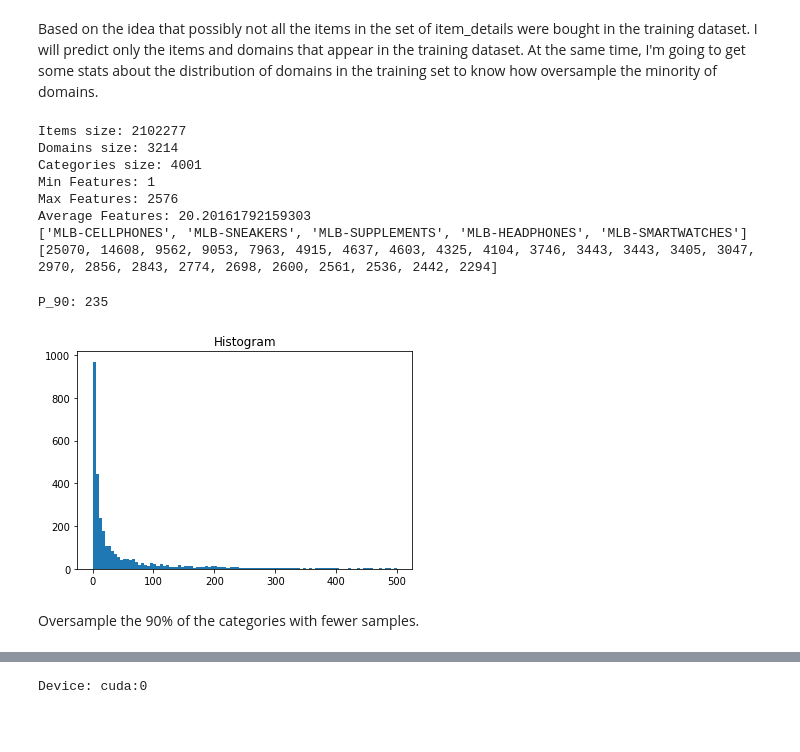
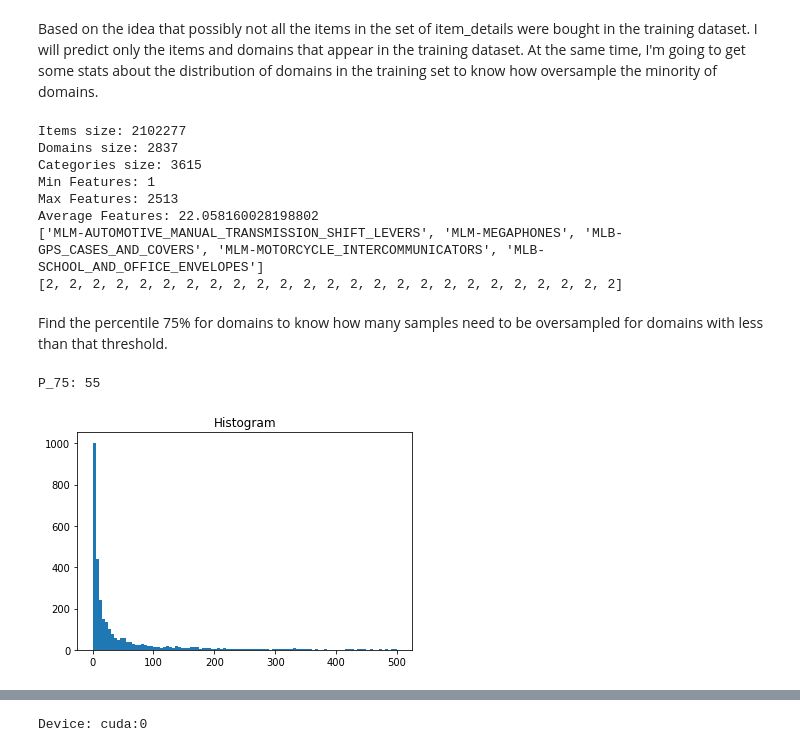
Before and after one commit to juanbeleno/meli-challenge-2020, a Jupyter notebook: Meli_Challenge_2020.ipynb, the cells around one changed output, grey strips where cells are left out. Drawn from its saved outputs; the diff is of its cells as text; code cells hidden in the pictures; blank space fills up the shorter version.

Commit message:
Split dataset between training and validation set and augment the features

```diff
--- a/Meli_Challenge_2020.ipynb
+++ b/Meli_Challenge_2020.ipynb
@@ -44,0 +48,12 @@ document.querySelector("colab-toolbar-button#connect").click()
+# %%
+# Setup Google drive
+from google.colab import drive
+drive.mount('/content/gdrive')
+root_path = 'gdrive/My Drive/recursos_colab/meli_challenge_2020/'
+
+RAW_TRAIN_DATASET_PATH = f'{root_path}train_dataset.jl.gz'
+TRAIN_DATASET_PATH = f'{root_path}training_dataset.jl.gz'
+VALIDATION_DATASET_PATH = f'{root_path}validation_dataset.jl.gz'
+ITEM_DATA_PATH = f'{root_path}item_data.jl.gz'
+TEST_DATASET_PATH = f'{root_path}test_dataset.jl.gz'
+SAMPLE_SUBMISSION_PATH = f'{root_path}sample_submission.csv'
@@ -157,8 +161,7 @@ import gzip
 import ujson
 
 item_details = {}
-file_path = f'{root_path}item_data.jl.gz'
-with gzip.open(file_path,'rt') as f:
+with gzip.open(ITEM_DATA_PATH,'rt') as f:
     for index, line in enumerate(f):
         data = ujson.loads(line)
         item_id = data['item_id']
@@ -174,8 +235,7 @@ categories_map = {}
 reduced_feature_map = {}
 domain_freq = {}
 top_items_per_domain = {}
-file_path = f'{root_path}train_dataset.jl.gz'
-with gzip.open(file_path,'rt') as f:
+with gzip.open(TRAIN_DATASET_PATH,'rt') as f:
   for line in f:
     record = ujson.loads(line)
     item_id = record['item_bought']
@@ -183,11 +243,14 @@ with gzip.open(file_path,'rt') as f:
     domain_id = item['domain_id']
     category_id = item['category_id']
 
+    # Find the number of times a domain appears on the training set
     domain_freq[domain_id] = domain_freq.get(domain_id, 0) + 1
 
+    # Map domains to integers
     if domain_id not in domain_map:
       domain_map[domain_id] = len(domain_map)
 
+    # Map categories to integers
     if category_id not in categories_map:
       categories_map[category_id] = len(categories_map)
 
@@ -201,11 +264,6 @@ with gzip.open(file_path,'rt') as f:
     if domain_map[domain_id] not in top_items_per_domain:
       top_items_per_domain[domain_map[domain_id]] = {}
     top_items_per_domain[domain_map[domain_id]][item_id] = top_items_per_domain[domain_map[domain_id]].get(item_id, 0) + 1
-
-    # Replace domain text for its numerical identifier
-    #item_details[item_id]['domain_id'] = domain_map[domain_id]
-    #item_details[item_id]['category_id'] = categories_map[category_id]
-    #item_details[item_id]['feature_id'] = reduced_feature_map[domain_id][item_id]
 # %%
 print(f'Items size: {len(item_details)}')
 print(f'Domains size: {len(domain_map)}')
@@ -214,32 +272,36 @@ features_sizes = [len(reduced_feature_map[domain]) for domain in reduced_feature
 print(f'Min Features: {min(features_sizes)}')
 print(f'Max Features: {max(features_sizes)}')
 print(f'Average Features: {sum(features_sizes)/len(features_sizes)}')
-sorted_freqs = {k: v for k, v in sorted(domain_freq.items(), key=lambda item: item[1], reverse=True)}
+sorted_freqs = {k: v for k, v in sorted(domain_freq.items(), key=lambda item: item[1], reverse=False)}
 print(list(sorted_freqs.keys())[:5])
 print(list(sorted_freqs.values())[:25])
+
+NUM_ITEMS_PER_DOMAIN = max(features_sizes)
+NUM_DOMAINS = len(domain_map)
+NUM_CATEGORIES = len(categories_map)
 # %% [output]
 Items size: 2102277
-Domains size: 3214
-Categories size: 4001
+Domains size: 2837
+Categories size: 3615
 Min Features: 1
-Max Features: 2576
-Average Features: 20.20161792159303
-['MLB-CELLPHONES', 'MLB-SNEAKERS', 'MLB-SUPPLEMENTS', 'MLB-HEADPHONES', 'MLB-SMARTWATCHES']
-[25070, 14608, 9562, 9053, 7963, 4915, 4637, 4603, 4325, 4104, 3746, 3443, 3443, 3405, 3047, 2970, 2856, 2843, 2774, 2698, 2600, 2561, 2536, 2442, 2294]
+Max Features: 2513
+Average Features: 22.058160028198802
+['MLM-AUTOMOTIVE_MANUAL_TRANSMISSION_SHIFT_LEVERS', 'MLM-MEGAPHONES', 'MLB-GPS_CASES_AND_COVERS', 'MLM-MOTORCYCLE_INTERCOMMUNICATORS', 'MLB-SCHOOL_AND_OFFICE_ENVELOPES']
+[2, 2, 2, 2, 2, 2, 2, 2, 2, 2, 2, 2, 2, 2, 2, 2, 2, 2, 2, 2, 2, 2, 2, 2, 2]
+# %% [markdown]
+Find the percentile 75% for domains to know how many samples need to be oversampled for domains with less than that threshold.
 # %%
 import matplotlib.pyplot as plt
 import math
 
 freq_values = list(domain_freq.values())
 freq_values.sort()
-percentile = freq_values[math.ceil(len(freq_values)*90/100)]
-print(f'P_90: {percentile}')
+percentile = freq_values[math.ceil(len(freq_values)*75/100)]
+print(f'P_75: {percentile}')
 
 plt.hist(freq_values, bins=100, range=(0, 500))
 plt.title("Histogram")
 plt.show()
 # %% [output]
-P_90: 235
+P_75: 55
-[figure, old version]
+[figure, new version]
-# %% [markdown]
-Oversample the 90% of the categories with fewer samples.
```
Also changed, not shown: parts of 42 cells of this notebook.
